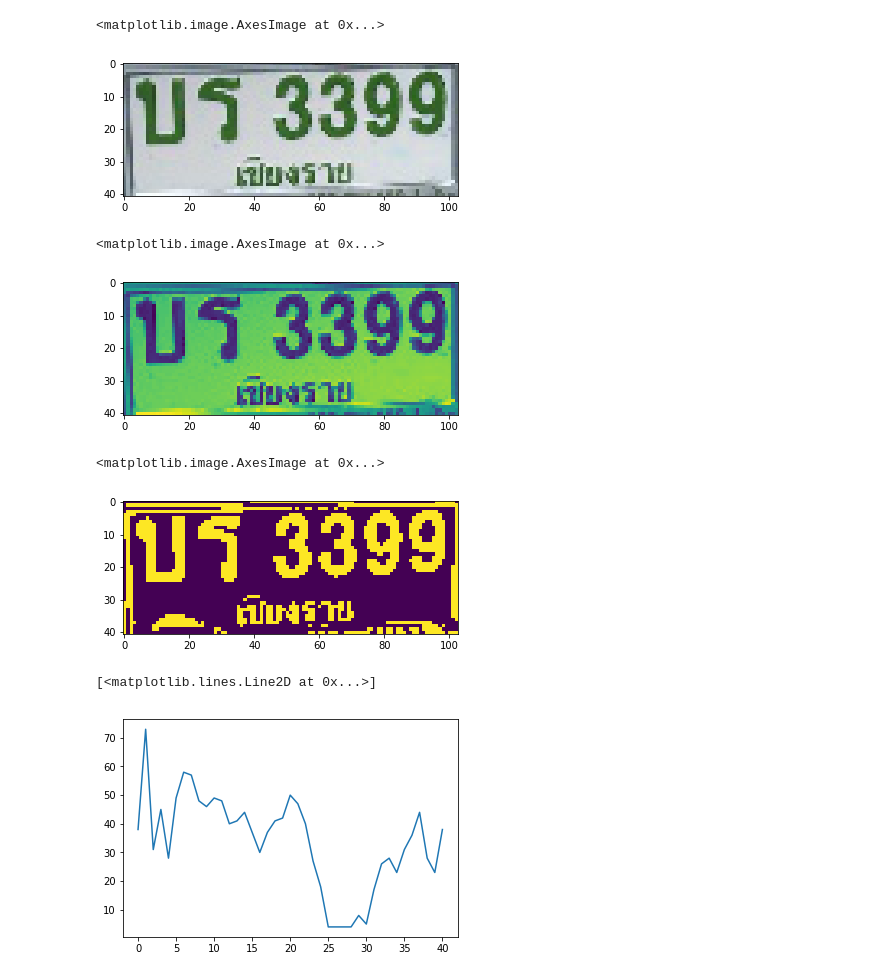
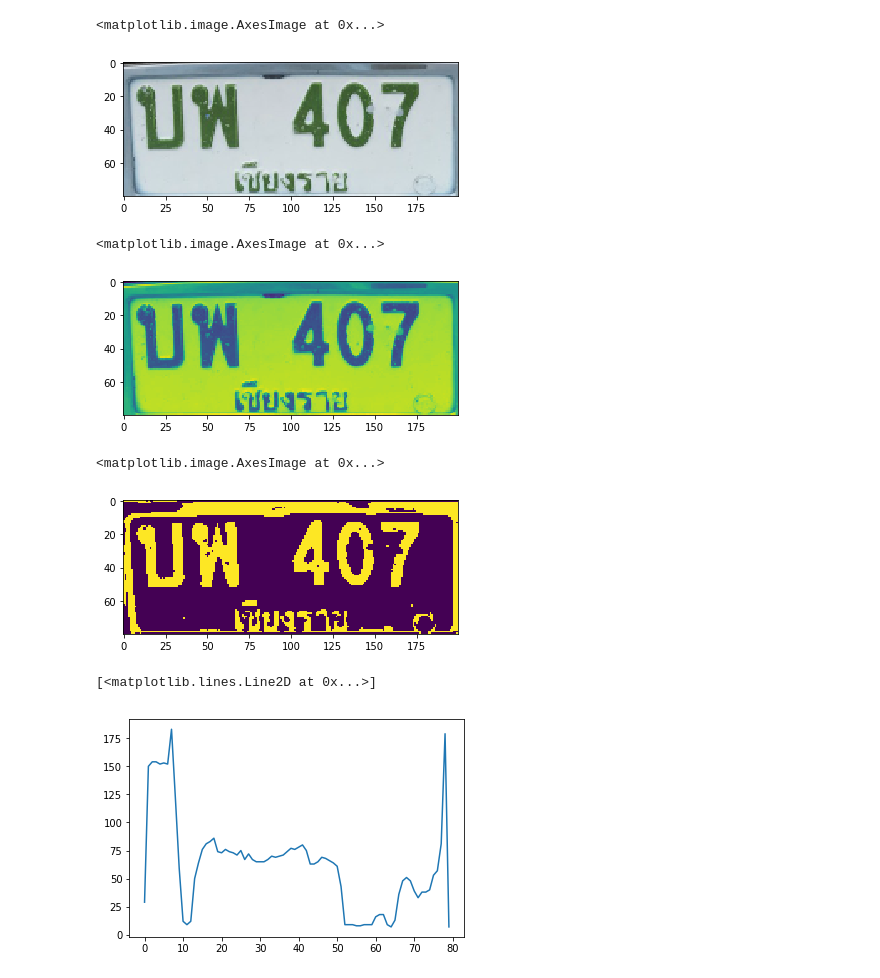
Before and after one commit to pchaow/HornbillCourse, a Jupyter notebook: plateReading.ipynb, the cells around one changed output. Cells and saved outputs as stored; diff of their text form; code cells hidden in the pictures.

```diff
--- a/plateReading.ipynb
+++ b/plateReading.ipynb
@@ -8,17 +8,18 @@ from scipy import ndimage
 from scipy.ndimage.filters import gaussian_filter1d
 import pytesseract
 # %%
-x = cv.imread('./cars/positive/resize_step_3_008.jpg')
+x = cv.imread('./cars/positive/S_8167621046436_013.jpg')
+x = cv.resize(x,(200,80))
 plt.imshow(x)
 # %% [output]
 <matplotlib.image.AxesImage at 0x...>
-[figure, old version]
+[figure, new version]
 # %%
 gray = cv.cvtColor(x,cv.COLOR_BGR2GRAY)
 plt.imshow(gray)
 # %% [output]
 <matplotlib.image.AxesImage at 0x...>
-[figure, old version]
+[figure, new version]
 # %%
 adaptive = cv.adaptiveThreshold(gray,
                                  255,
@@ -29,14 +30,14 @@ adaptive = cv.adaptiveThreshold(gray,
 plt.imshow(adaptive)
 # %% [output]
 <matplotlib.image.AxesImage at 0x...>
-[figure, old version]
+[figure, new version]
 # %%
 adaptive1 = adaptive/255
 hist = adaptive1.sum(1)
 plt.plot(hist)
 # %% [output]
 [<matplotlib.lines.Line2D at 0x...>]
-[figure, old version]
+[figure, new version]
 # %%
 hist2 = gaussian_filter1d(hist,3)
 plt.plot(hist2)
```
Also changed, not shown: parts of 16 cells of this notebook.
